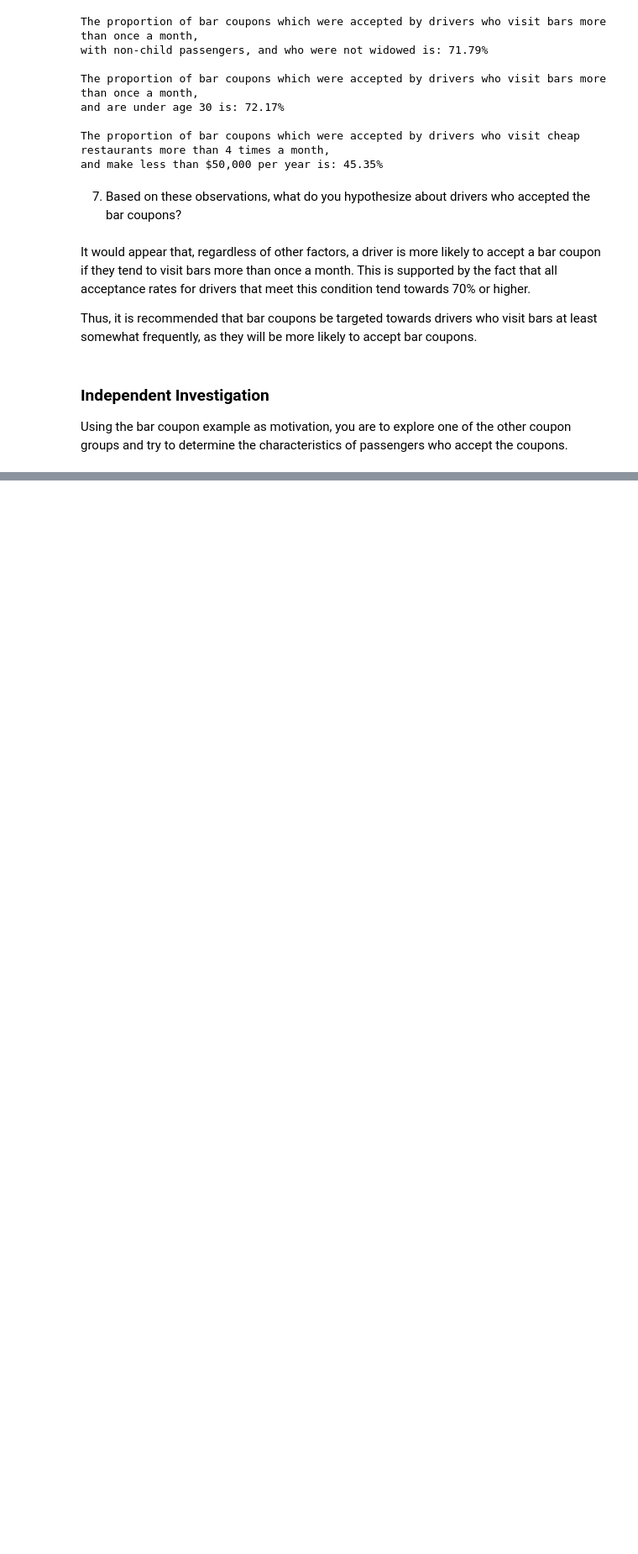
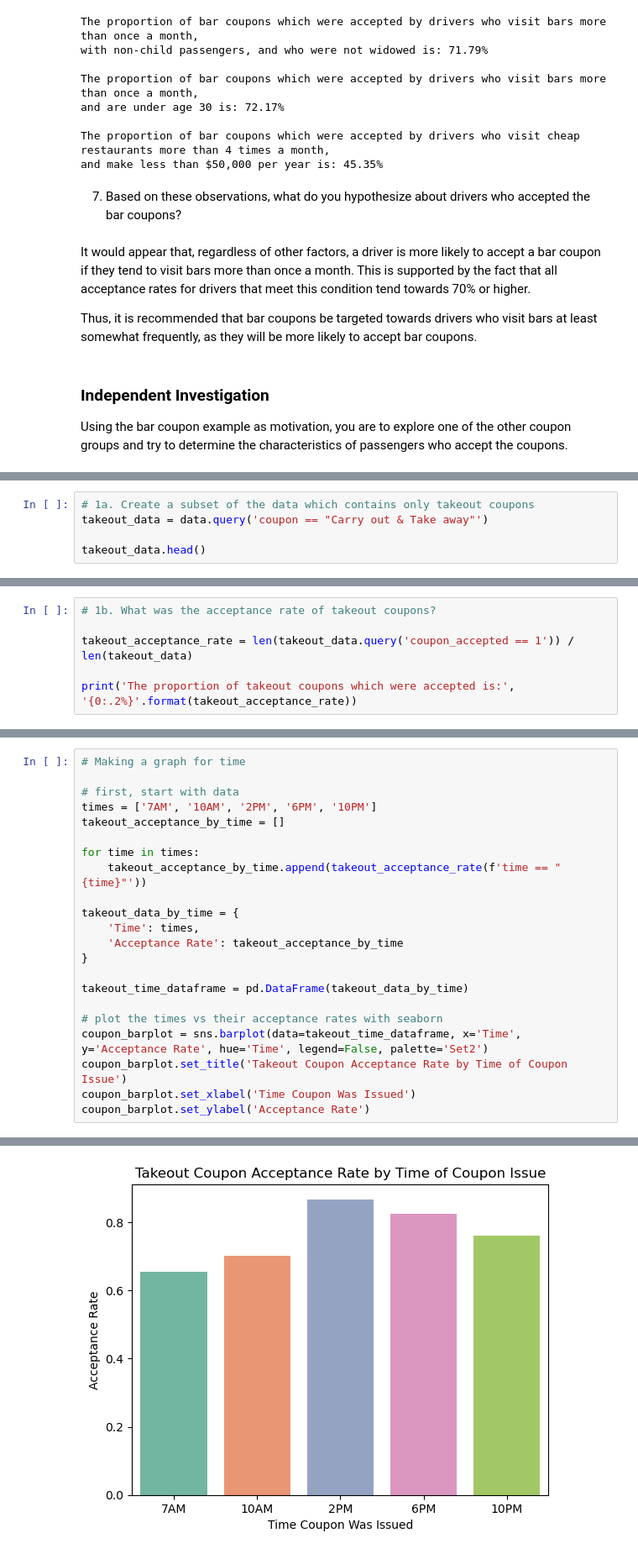
Before and after one commit to akramsabbah9/coupon-acceptance, a Jupyter notebook: prompt.ipynb, the cells around one changed output, grey strips where cells are left out. Shown at 84% size. Cells and saved outputs as stored; diff of their text form; blank space fills up the shorter version.

```diff
--- a/prompt.ipynb
+++ b/prompt.ipynb
@@ -463,0 +470,5 @@ Using the bar coupon example as motivation, you are to explore one of the other
+# %%
+# 1a. Create a subset of the data which contains only takeout coupons
+takeout_data = data.query('coupon == "Carry out & Take away"')
+
+takeout_data.head()
@@ -463,0 +482,6 @@ Using the bar coupon example as motivation, you are to explore one of the other
+# %%
+# 1b. What was the acceptance rate of takeout coupons?
+
+takeout_acceptance_rate = len(takeout_data.query('coupon_accepted == 1')) / len(takeout_data)
+
+print('The proportion of takeout coupons which were accepted is:', '{0:.2%}'.format(takeout_acceptance_rate))
@@ -463,0 +658,23 @@ Using the bar coupon example as motivation, you are to explore one of the other
+# %%
+# Making a graph for time
+
+# first, start with data
+times = ['7AM', '10AM', '2PM', '6PM', '10PM']
+takeout_acceptance_by_time = []
+
+for time in times:
+    takeout_acceptance_by_time.append(takeout_acceptance_rate(f'time == "{time}"'))
+
+takeout_data_by_time = {
+    'Time': times,
+    'Acceptance Rate': takeout_acceptance_by_time
+}
+
+takeout_time_dataframe = pd.DataFrame(takeout_data_by_time)
+
+# plot the times vs their acceptance rates with seaborn
+coupon_barplot = sns.barplot(data=takeout_time_dataframe, x='Time', y='Acceptance Rate', hue='Time', legend=False, palette='Set2')
+coupon_barplot.set_title('Takeout Coupon Acceptance Rate by Time of Coupon Issue')
+coupon_barplot.set_xlabel('Time Coupon Was Issued')
+coupon_barplot.set_ylabel('Acceptance Rate')
+# %% [output]
@@ -463,0 +682 @@ Using the bar coupon example as motivation, you are to explore one of the other
+[figure, added]
```
Also changed, not shown: parts of 18 cells of this notebook.
